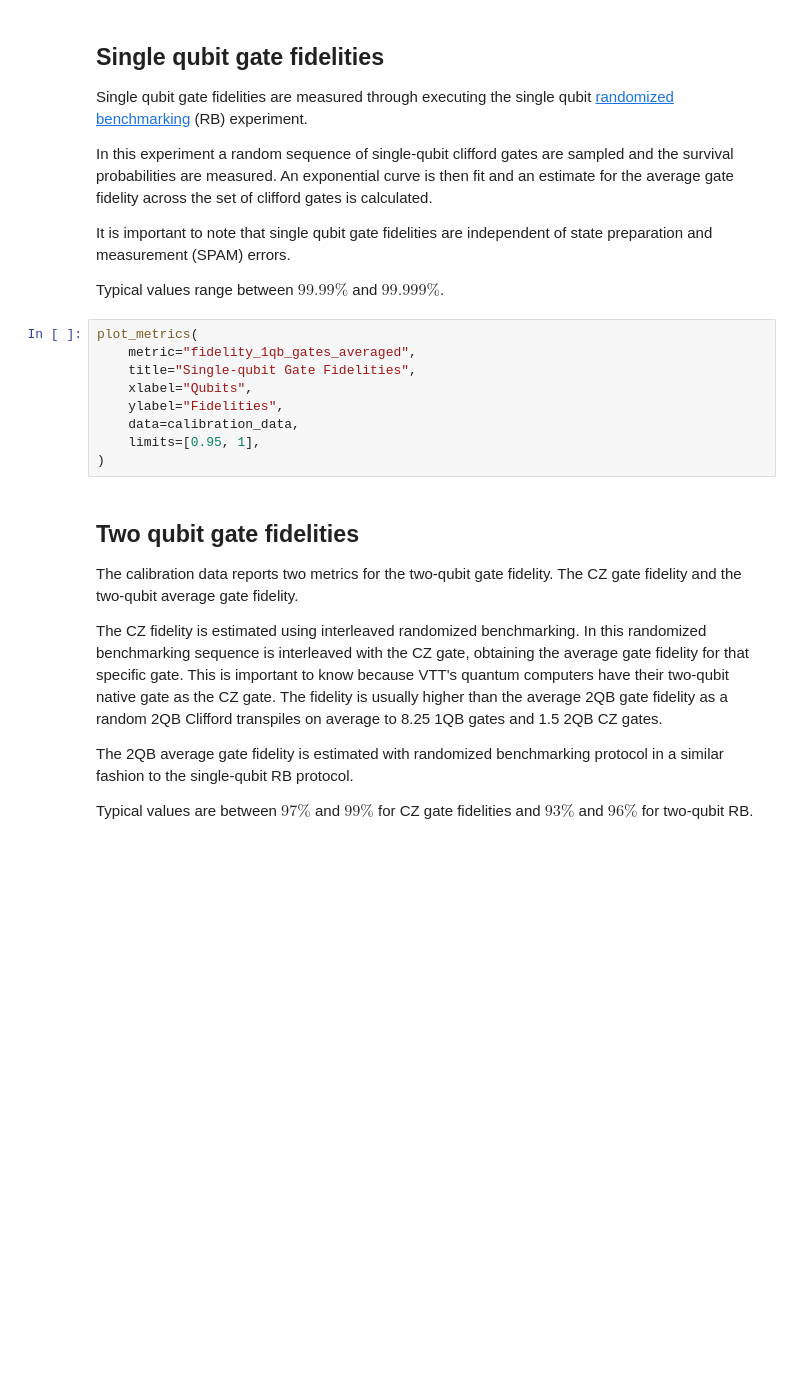
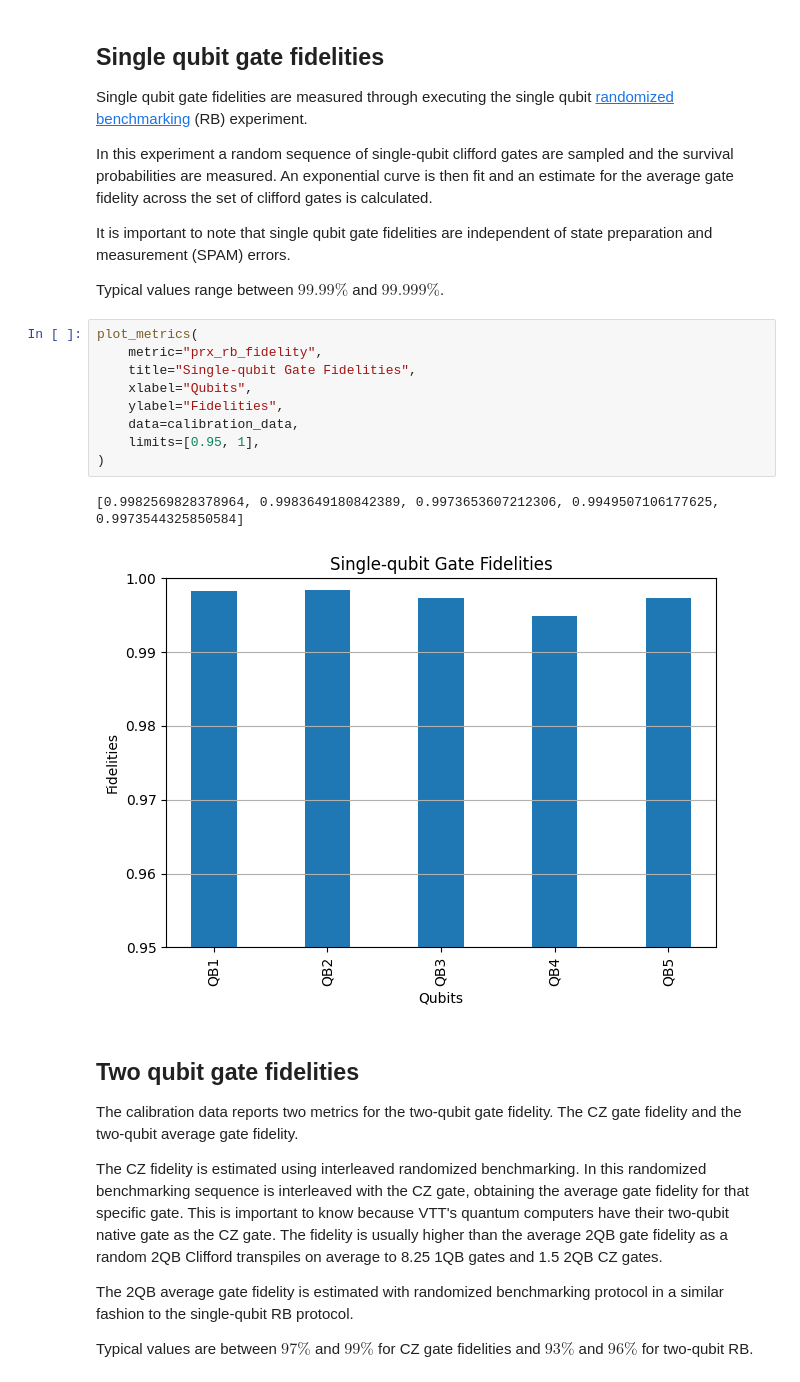
Before and after one commit to vttresearch/quantum-computer-documentation, a Jupyter notebook: docs/examples/visualize_quality_metrics.ipynb, the cells around one changed output. Drawn from its saved outputs; the diff is of its cells as text; blank space fills up the shorter version.

```diff
--- a/docs/examples/visualize_quality_metrics.ipynb
+++ b/docs/examples/visualize_quality_metrics.ipynb
@@ -201,13 +239,16 @@ It is important to note that single qubit gate fidelities are independent of sta
 Typical values range between $99.99\%$ and $99.999\%$.
 # %%
 plot_metrics(
-    metric="fidelity_1qb_gates_averaged",
+    metric="prx_rb_fidelity",
     title="Single-qubit Gate Fidelities",
     xlabel="Qubits",
     ylabel="Fidelities",
     data=calibration_data,
     limits=[0.95, 1],
 )
+# %% [output]
+[0.9982569828378964, 0.9983649180842389, 0.9973653607212306, 0.9949507106177625, 0.9973544325850584]
+[figure, added]
 # %% [markdown]
 ## Two qubit gate fidelities
 
```
Also changed, not shown: parts of 12 cells of this notebook, 3 other files.
